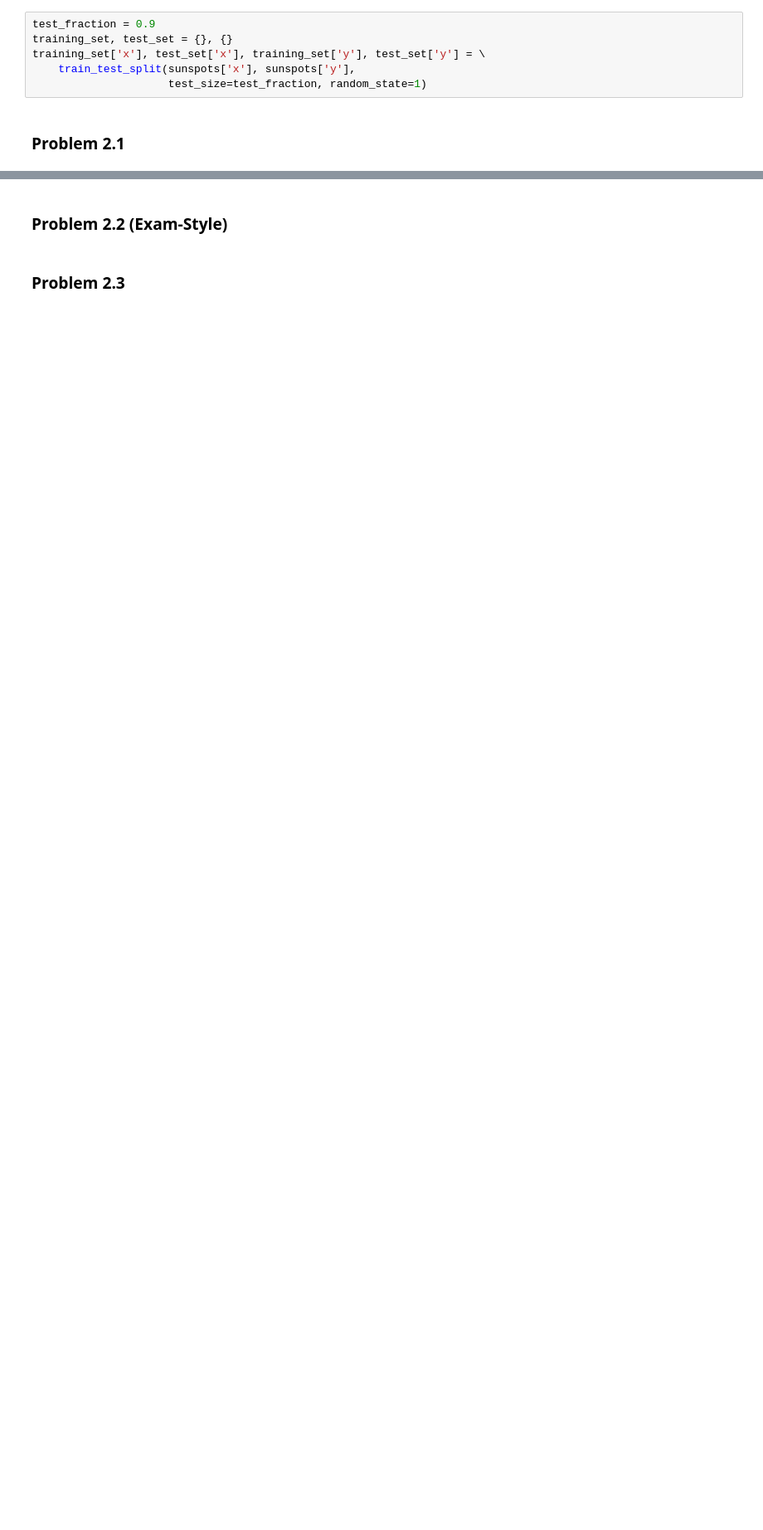
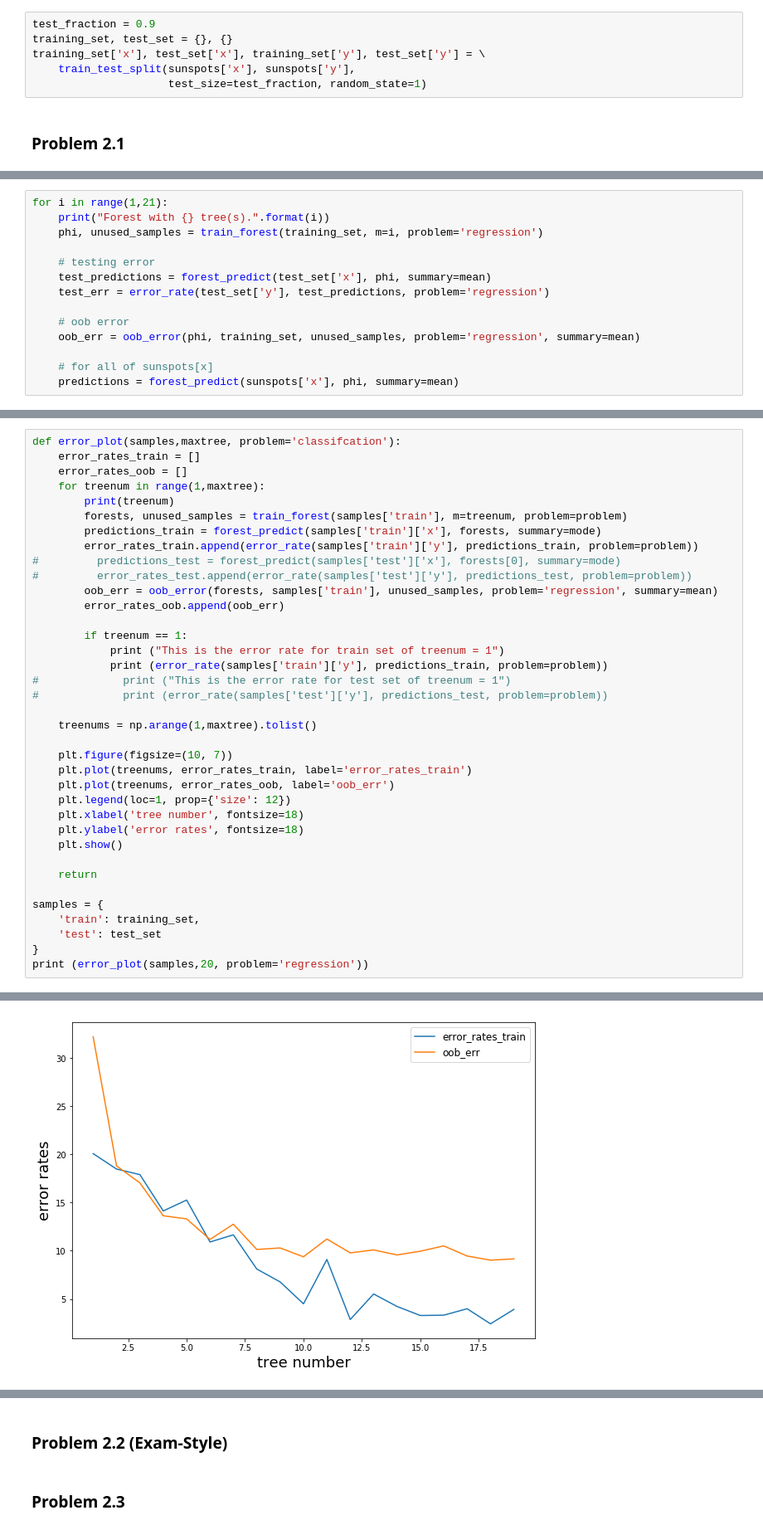
Before and after one commit to amanmibra/cs371, a Jupyter notebook: homework10/homework10.ipynb, the cells around one changed output, grey strips where cells are left out. Shown: that part at 83% size. Saved outputs shown, nothing was run; the diff lists cells and outputs as text; blank space fills up the shorter version.

```diff
--- a/homework10/homework10.ipynb
+++ b/homework10/homework10.ipynb
@@ -89,0 +178,14 @@ training_set['x'], test_set['x'], training_set['y'], test_set['y'] = \
+# %%
+for i in range(1,21):
+    print("Forest with {} tree(s).".format(i))
+    phi, unused_samples = train_forest(training_set, m=i, problem='regression')
+
+    # testing error
+    test_predictions = forest_predict(test_set['x'], phi, summary=mean)
+    test_err = error_rate(test_set['y'], test_predictions, problem='regression')
+
+    # oob error
+    oob_err = oob_error(phi, training_set, unused_samples, problem='regression', summary=mean)
+
+    # for all of sunspots[x]
+    predictions = forest_predict(sunspots['x'], phi, summary=mean)
@@ -89,0 +230,38 @@ training_set['x'], test_set['x'], training_set['y'], test_set['y'] = \
+# %%
+def error_plot(samples,maxtree, problem='classifcation'):
+    error_rates_train = []
+    error_rates_oob = []
+    for treenum in range(1,maxtree):
+        print(treenum)
+        forests, unused_samples = train_forest(samples['train'], m=treenum, problem=problem)
+        predictions_train = forest_predict(samples['train']['x'], forests, summary=mode)
+        error_rates_train.append(error_rate(samples['train']['y'], predictions_train, problem=problem))
+#         predictions_test = forest_predict(samples['test']['x'], forests[0], summary=mode)
+#         error_rates_test.append(error_rate(samples['test']['y'], predictions_test, problem=problem))
+        oob_err = oob_error(forests, samples['train'], unused_samples, problem='regression', summary=mean)
+        error_rates_oob.append(oob_err)
+
+        if treenum == 1:
+            print ("This is the error rate for train set of treenum = 1")
+            print (error_rate(samples['train']['y'], predictions_train, problem=problem))
+#             print ("This is the error rate for test set of treenum = 1")
+#             print (error_rate(samples['test']['y'], predictions_test, problem=problem))
+
+    treenums = np.arange(1,maxtree).tolist()
+
+    plt.figure(figsize=(10, 7))
+    plt.plot(treenums, error_rates_train, label='error_rates_train')
+    plt.plot(treenums, error_rates_oob, label='oob_err')
+    plt.legend(loc=1, prop={'size': 12})
+    plt.xlabel('tree number', fontsize=18)
+    plt.ylabel('error rates', fontsize=18)
+    plt.show()
+
+    return
+
+samples = {
+    'train': training_set,
+    'test': test_set
+}
+print (error_plot(samples,20, problem='regression'))
+# %% [output]
@@ -89,0 +285 @@ training_set['x'], test_set['x'], training_set['y'], test_set['y'] = \
+[figure, added]
```
Also changed, not shown: parts of 11 cells of this notebook, 1 other file.
